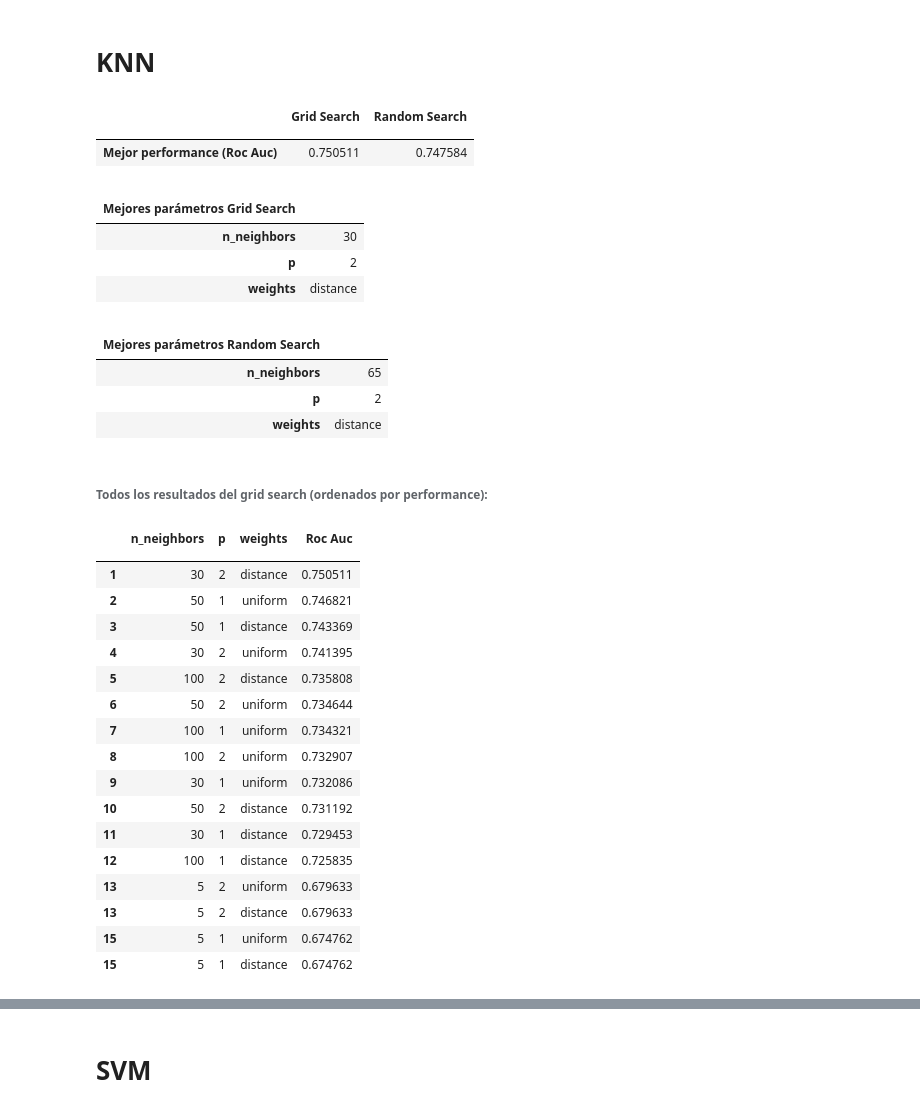
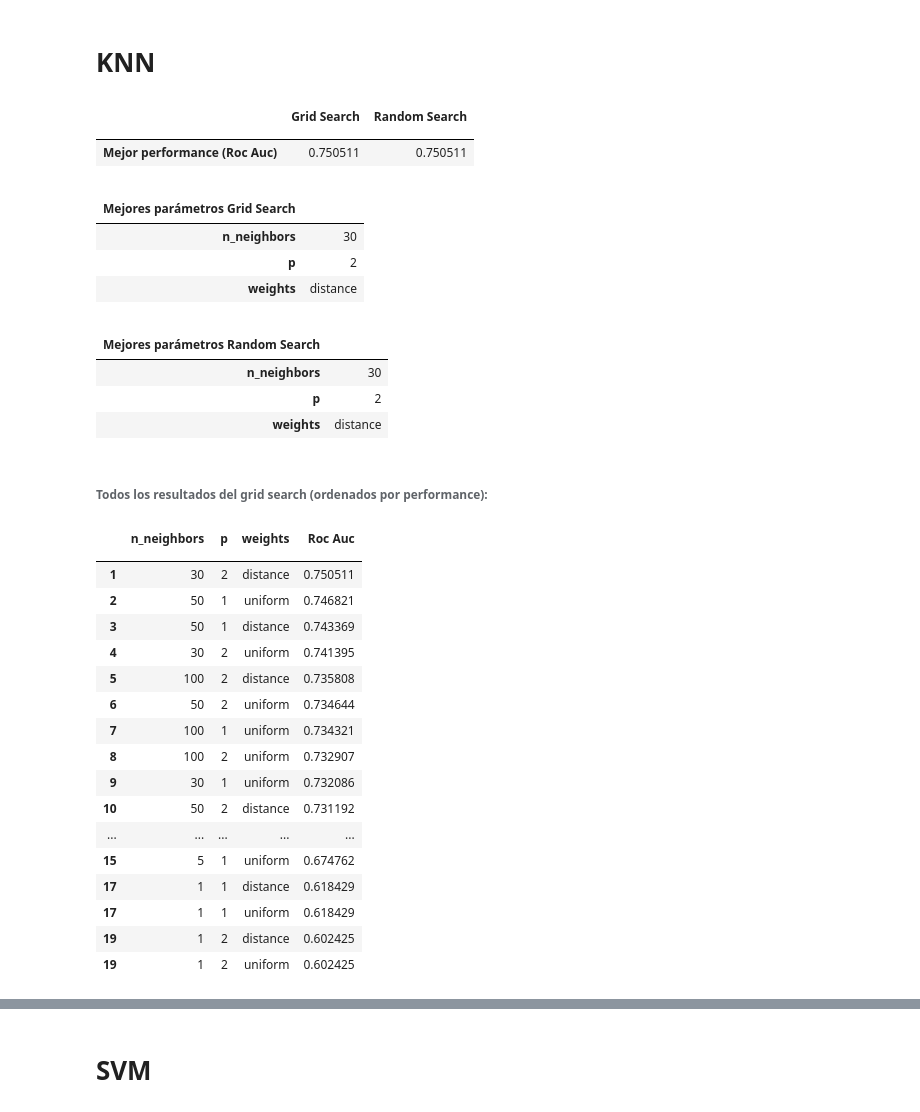
Before and after one commit to pfromer/MachineLearningTps, a Jupyter notebook: tp_version_2.ipynb, the cells around one changed output, grey strips where cells are left out. Saved outputs shown, nothing was run; the diff lists cells and outputs as text; code cells hidden in the pictures.

```diff
--- a/tp_version_2.ipynb
+++ b/tp_version_2.ipynb
@@ -297,39 +314,39 @@ El random search en este caso encontró una performance levemente superior del 0
 # %% [markdown]
 # KNN
 # %%
-KNN_param_grid = {'n_neighbors': [5, 30, 50, 100],'p': np.arange(1,3), "weights" : ['uniform', 'distance']}
-KNN_param_random = {'n_neighbors': np.arange(5, 101), 'p': np.arange(1,3), "weights" : ['uniform', 'distance']}
+KNN_param_grid = {'n_neighbors': [1,5, 30, 50, 100], 'p' : [1,2], "weights" : ['uniform', 'distance']}
+KNN_param_random = {'n_neighbors': np.arange(1, 101), 'p' : [1,2], "weights" : ['uniform', 'distance']}
 displayBestParamsTable(KNeighborsClassifier(),KNN_param_grid, KNN_param_random)
 # %% [output]
 |  | Grid Search | Random Search |
 |  |  |  |
-| Mejor performance (Roc Auc) | 0.750511 | 0.747584 |
+| Mejor performance (Roc Auc) | 0.750511 | 0.750511 |
 |  |  |
 | Mejores parámetros Grid Search |  |
 | n_neighbors | 30 |
 | p | 2 |
 | weights | distance |
 |  |  |
 | Mejores parámetros Random Search |  |
-| n_neighbors | 65 |
+| n_neighbors | 30 |
 | p | 2 |
 | weights | distance |
 Todos los resultados del grid search (ordenados por performance):
 |  | n_neighbors | p | weights | Roc Auc |
 |  |  |  |  |  |
 | 1 | 30 | 2 | distance | 0.750511 |
 | 2 | 50 | 1 | uniform | 0.746821 |
 | 3 | 50 | 1 | distance | 0.743369 |
 | 4 | 30 | 2 | uniform | 0.741395 |
 | 5 | 100 | 2 | distance | 0.735808 |
 | 6 | 50 | 2 | uniform | 0.734644 |
 | 7 | 100 | 1 | uniform | 0.734321 |
 | 8 | 100 | 2 | uniform | 0.732907 |
 | 9 | 30 | 1 | uniform | 0.732086 |
 | 10 | 50 | 2 | distance | 0.731192 |
-| 11 | 30 | 1 | distance | 0.729453 |
-| 12 | 100 | 1 | distance | 0.725835 |
-| 13 | 5 | 2 | uniform | 0.679633 |
-| 13 | 5 | 2 | distance | 0.679633 |
+| ... | ... | ... | ... | ... |
 | 15 | 5 | 1 | uniform | 0.674762 |
-| 15 | 5 | 1 | distance | 0.674762 |
+| 17 | 1 | 1 | distance | 0.618429 |
+| 17 | 1 | 1 | uniform | 0.618429 |
+| 19 | 1 | 2 | distance | 0.602425 |
+| 19 | 1 | 2 | uniform | 0.602425 |
```
Also changed, not shown: parts of 12 cells of this notebook.
